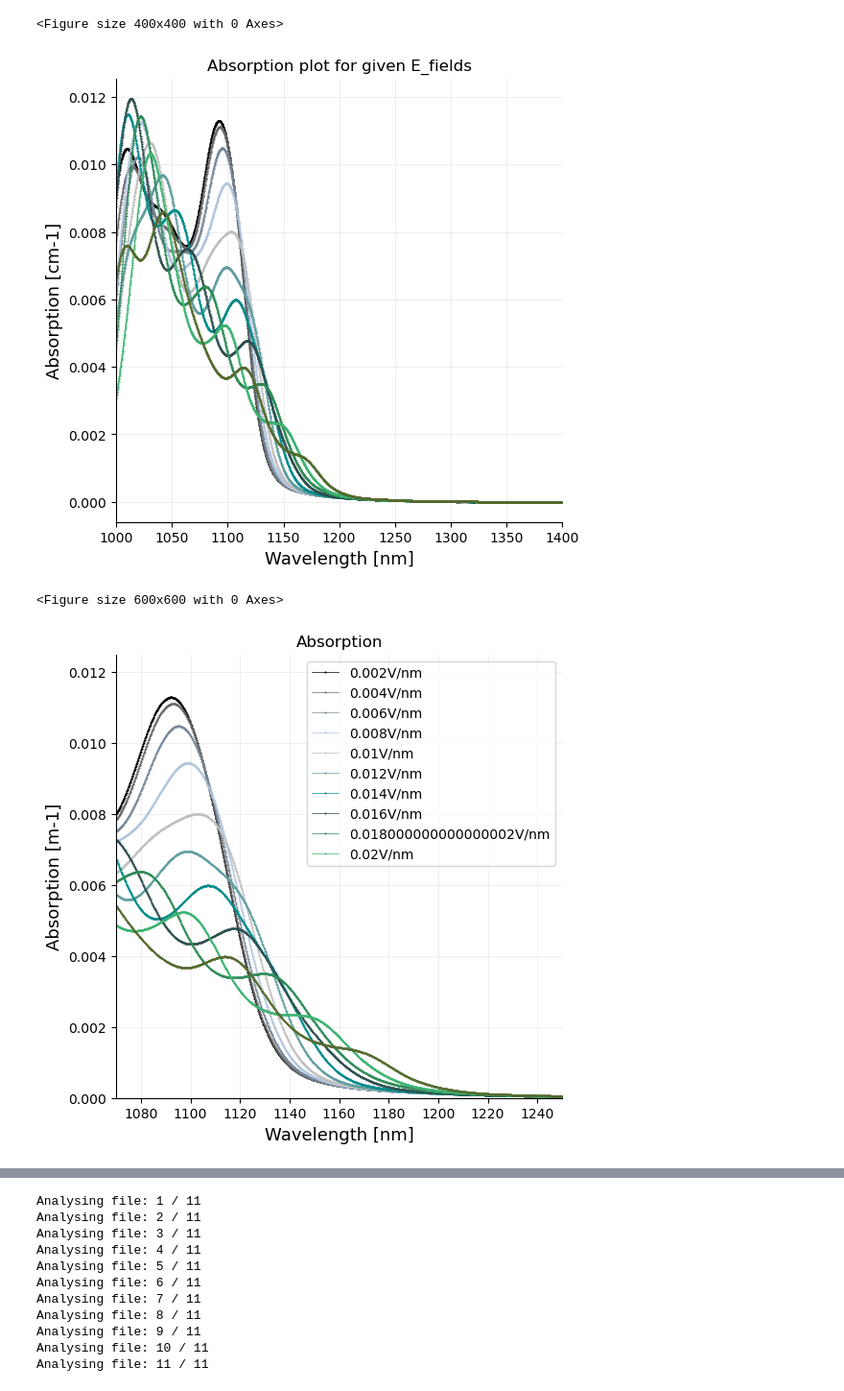
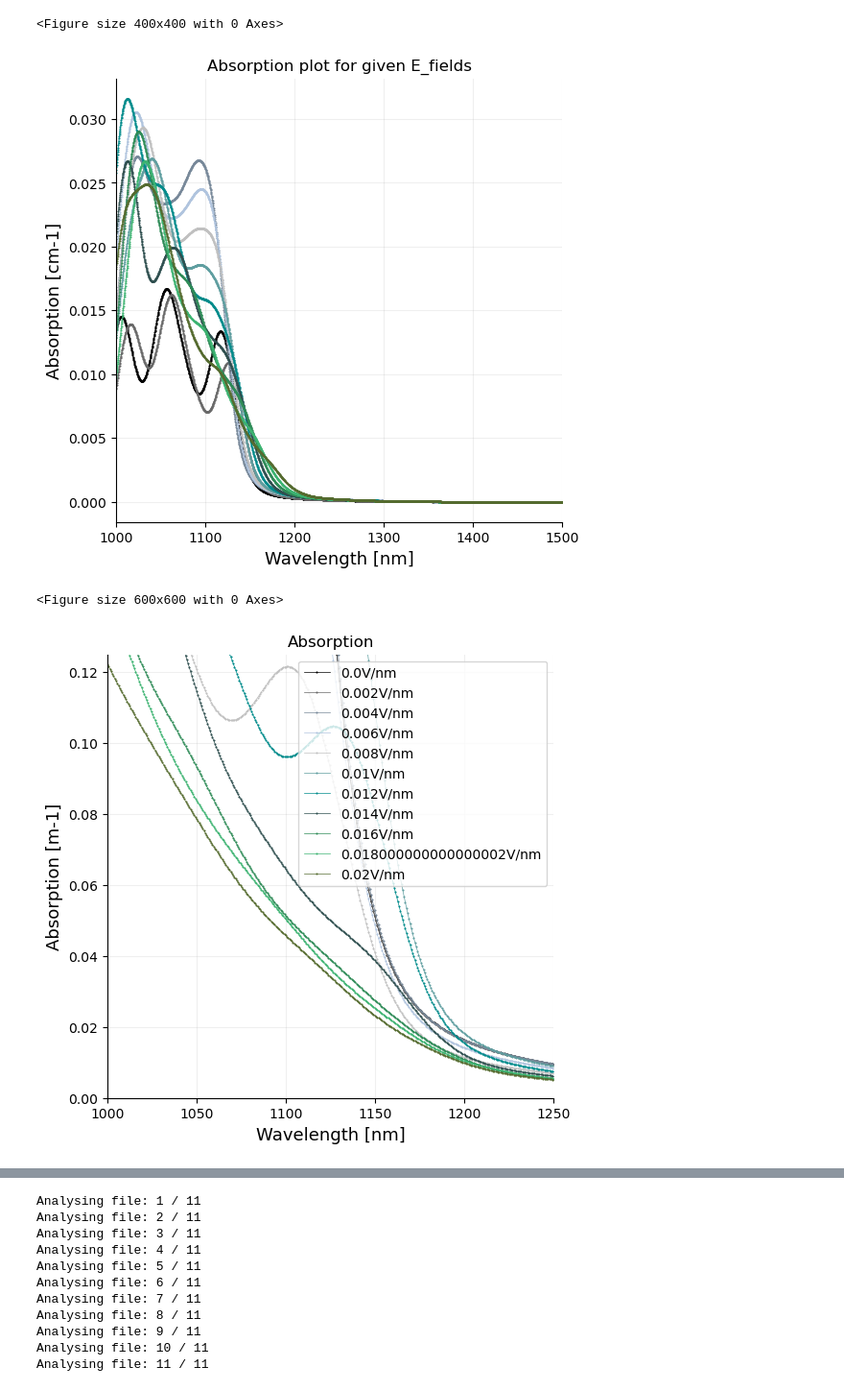
Before and after one commit to jmccw/optical-device-simulations_fyp, a Jupyter notebook: QWI/Read_CXX_results.ipynb, the cells around one changed output, grey strips where cells are left out. Shown at 96% size. Drawn from its saved outputs; the diff is of its cells as text; code cells hidden in the pictures.

```diff
--- a/QWI/Read_CXX_results.ipynb
+++ b/QWI/Read_CXX_results.ipynb
@@ -169,9 +169,9 @@ func_x = np.zeros(num_discrete)
 Gauss_y = np.zeros(num_discrete)
 Lorentz_y = np.zeros(num_discrete)
 x_0 = num_discrete/2
-gamma = 40
+gamma = 30
 
-WL_range=[700,1100]
+WL_range=[0,1400]
 PLOT_LIMIT=WL_range
 delta_WL = (WL_range[1]-WL_range[0]) / (num_discrete-1)
 epsilon = delta_WL*0.5
@@ -220,9 +220,9 @@ func_x = np.zeros(num_discrete)
 Gauss_y = np.zeros(num_discrete)
 Lorentz_y = np.zeros(num_discrete)
 x_0 = num_discrete/2
-gamma = 55
+#gamma = 55
 
-WL_range=[1000,1400]
+#WL_range=[1000,1400]
 PLOT_LIMIT=WL_range
 delta_WL = (WL_range[1]-WL_range[0]) / (num_discrete-1)
 epsilon = delta_WL*0.5
@@ -270,7 +270,6 @@ delta_field = 0.002
 
 # ----------------------------------
 
-
 print("Starting..")
 Y_LIMIT = []
 for i in range(number_runs):
@@ -290,6 +289,8 @@ for i in range(number_runs):
         prox_check = E_GAP_WL_data[closest_value[0]][closest_value[1]][closest_value[2]]
         if(prox_check < target_value+epsilon and prox_check > target_value-epsilon):
             absorption_yaxis[i] = I_squared_matrix_data[closest_value[0]][closest_value[1]][closest_value[2]]
+            if closest_value[2] == 1: # Heavy hole transitions triple weighted
+                absorption_yaxis[i]*=3
             count += 1
 
     label_x = "Wavelength [nm]"
@@ -314,18 +315,18 @@ plot_title = "Absorption plot for given E_fields"
 plot_graphs(WL_axis_new, data)
 # %% [output]
 <Figure size 400x400 with 0 Axes>
-[figure, old version]
+[figure, new version]
 # %%
-PLOT_LIMIT=[1070,1250]
-Y_LIMIT = [0,0.0125]
+PLOT_LIMIT=[1000,1250]
+Y_LIMIT = [0,0.125]
 label_x = "Wavelength [nm]"
 label_y = "Absorption [m-1]"
 plot_title = "Absorption"
 LEGEND=True
 plot_graphs(WL_axis_new, data)
 # %% [output]
 <Figure size 600x600 with 0 Axes>
-[figure, old version]
+[figure, new version]
 # %%
 # Figure of Merit Plots ::
 PLOT_LIMIT=[1070,1240]
```
Also changed, not shown: parts of 16 cells of this notebook, 37 other files.
